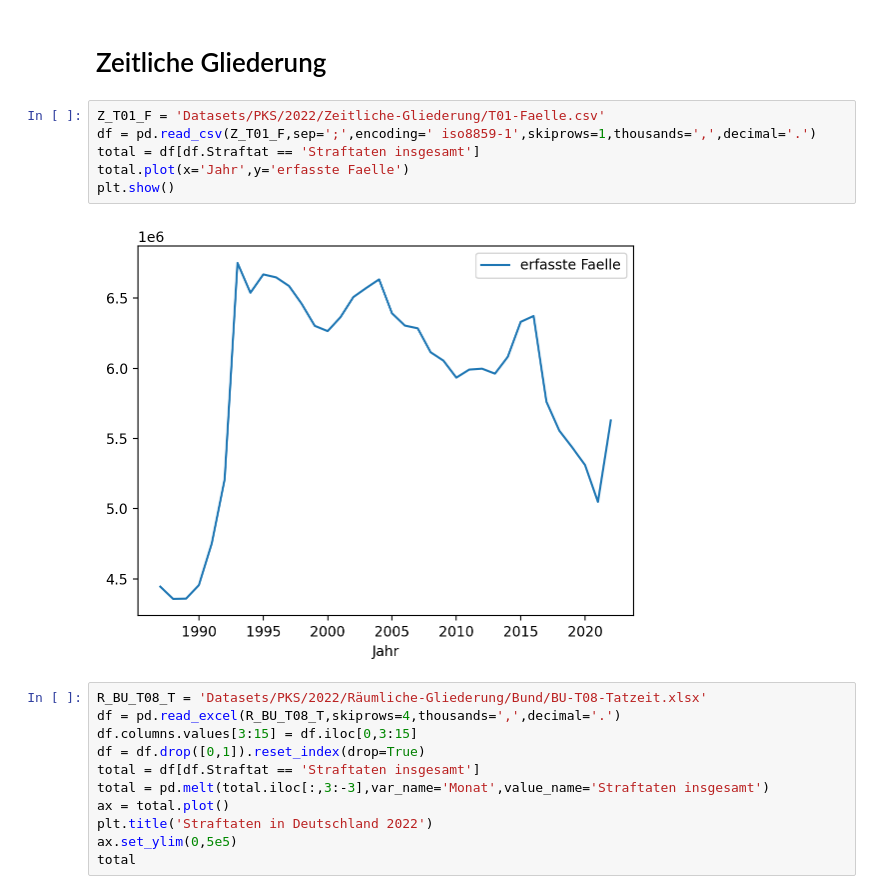
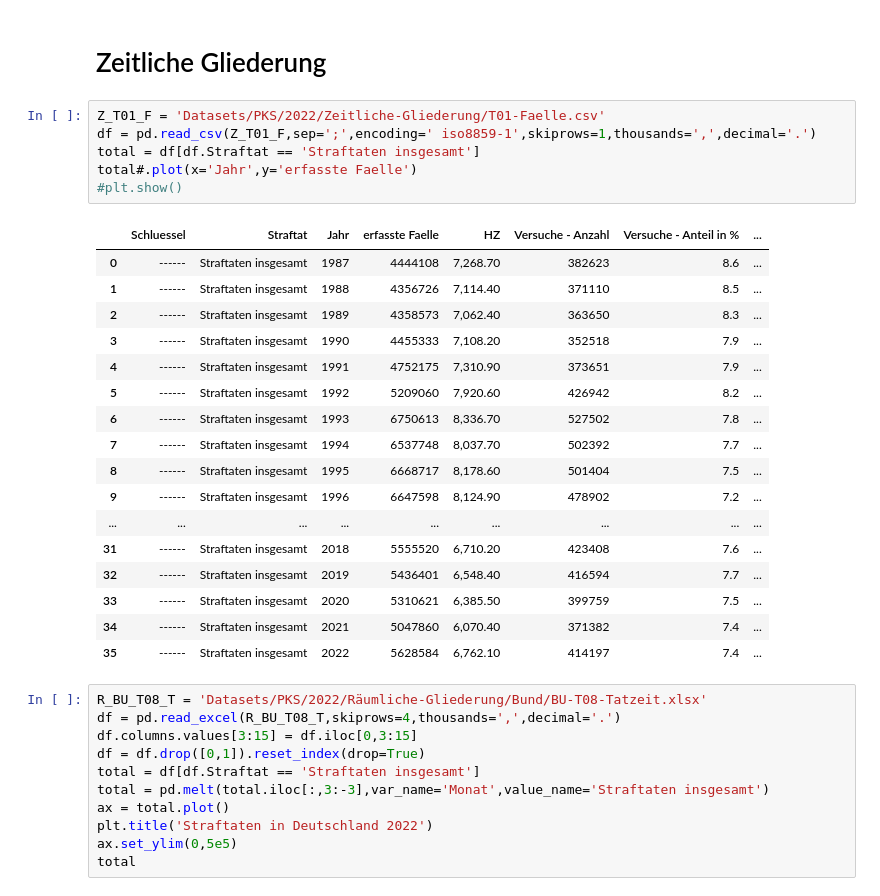
Before and after one commit to LukaslWeber/DataLit-Crime-Project, a Jupyter notebook: exploraton.ipynb, the cells around one changed output. Drawn from its saved outputs; the diff is of its cells as text.

```diff
--- a/exploraton.ipynb
+++ b/exploraton.ipynb
@@ -118,11 +119,27 @@ df.head()
 # %%
 Z_T01_F = 'Datasets/PKS/2022/Zeitliche-Gliederung/T01-Faelle.csv'
 df = pd.read_csv(Z_T01_F,sep=';',encoding=' iso8859-1',skiprows=1,thousands=',',decimal='.')
 total = df[df.Straftat == 'Straftaten insgesamt']
-total.plot(x='Jahr',y='erfasste Faelle')
-plt.show()
+total#.plot(x='Jahr',y='erfasste Faelle')
+#plt.show()
 # %% [output]
-[figure, removed]
+|  | Schluessel | Straftat | Jahr | erfasste Faelle | HZ | Versuche - Anzahl | Versuche - Anteil in % | ... |
+| 0 | ------ | Straftaten insgesamt | 1987 | 4444108 | 7,268.70 | 382623 | 8.6 | ... |
+| 1 | ------ | Straftaten insgesamt | 1988 | 4356726 | 7,114.40 | 371110 | 8.5 | ... |
+| 2 | ------ | Straftaten insgesamt | 1989 | 4358573 | 7,062.40 | 363650 | 8.3 | ... |
+| 3 | ------ | Straftaten insgesamt | 1990 | 4455333 | 7,108.20 | 352518 | 7.9 | ... |
+| 4 | ------ | Straftaten insgesamt | 1991 | 4752175 | 7,310.90 | 373651 | 7.9 | ... |
+| 5 | ------ | Straftaten insgesamt | 1992 | 5209060 | 7,920.60 | 426942 | 8.2 | ... |
+| 6 | ------ | Straftaten insgesamt | 1993 | 6750613 | 8,336.70 | 527502 | 7.8 | ... |
+| 7 | ------ | Straftaten insgesamt | 1994 | 6537748 | 8,037.70 | 502392 | 7.7 | ... |
+| 8 | ------ | Straftaten insgesamt | 1995 | 6668717 | 8,178.60 | 501404 | 7.5 | ... |
+| 9 | ------ | Straftaten insgesamt | 1996 | 6647598 | 8,124.90 | 478902 | 7.2 | ... |
+| ... | ... | ... | ... | ... | ... | ... | ... | ... |
+| 31 | ------ | Straftaten insgesamt | 2018 | 5555520 | 6,710.20 | 423408 | 7.6 | ... |
+| 32 | ------ | Straftaten insgesamt | 2019 | 5436401 | 6,548.40 | 416594 | 7.7 | ... |
+| 33 | ------ | Straftaten insgesamt | 2020 | 5310621 | 6,385.50 | 399759 | 7.5 | ... |
+| 34 | ------ | Straftaten insgesamt | 2021 | 5047860 | 6,070.40 | 371382 | 7.4 | ... |
+| 35 | ------ | Straftaten insgesamt | 2022 | 5628584 | 6,762.10 | 414197 | 7.4 | ... |
 # %%
 R_BU_T08_T = 'Datasets/PKS/2022/Räumliche-Gliederung/Bund/BU-T08-Tatzeit.xlsx'
 df = pd.read_excel(R_BU_T08_T,skiprows=4,thousands=',',decimal='.')
```
Also changed, not shown: parts of 3 cells of this notebook.
